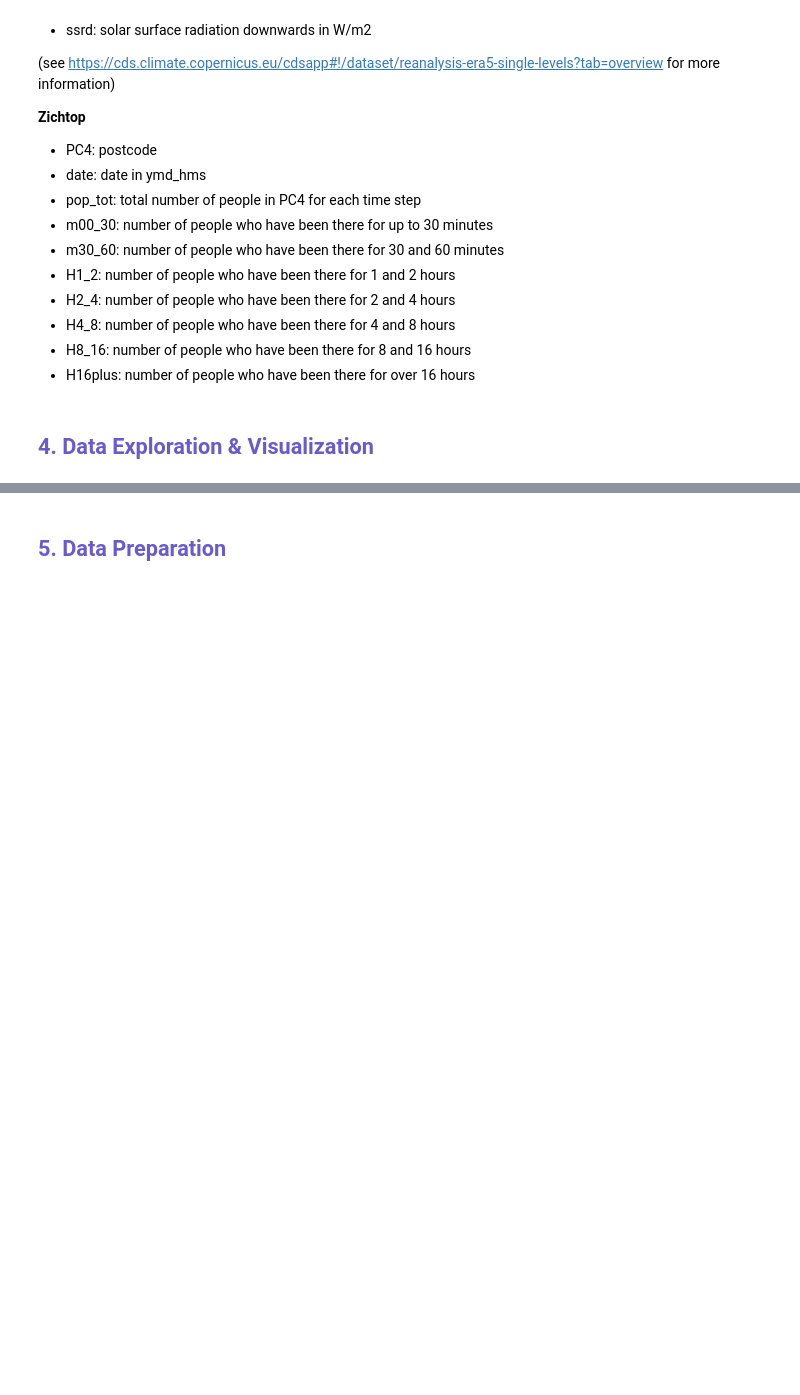
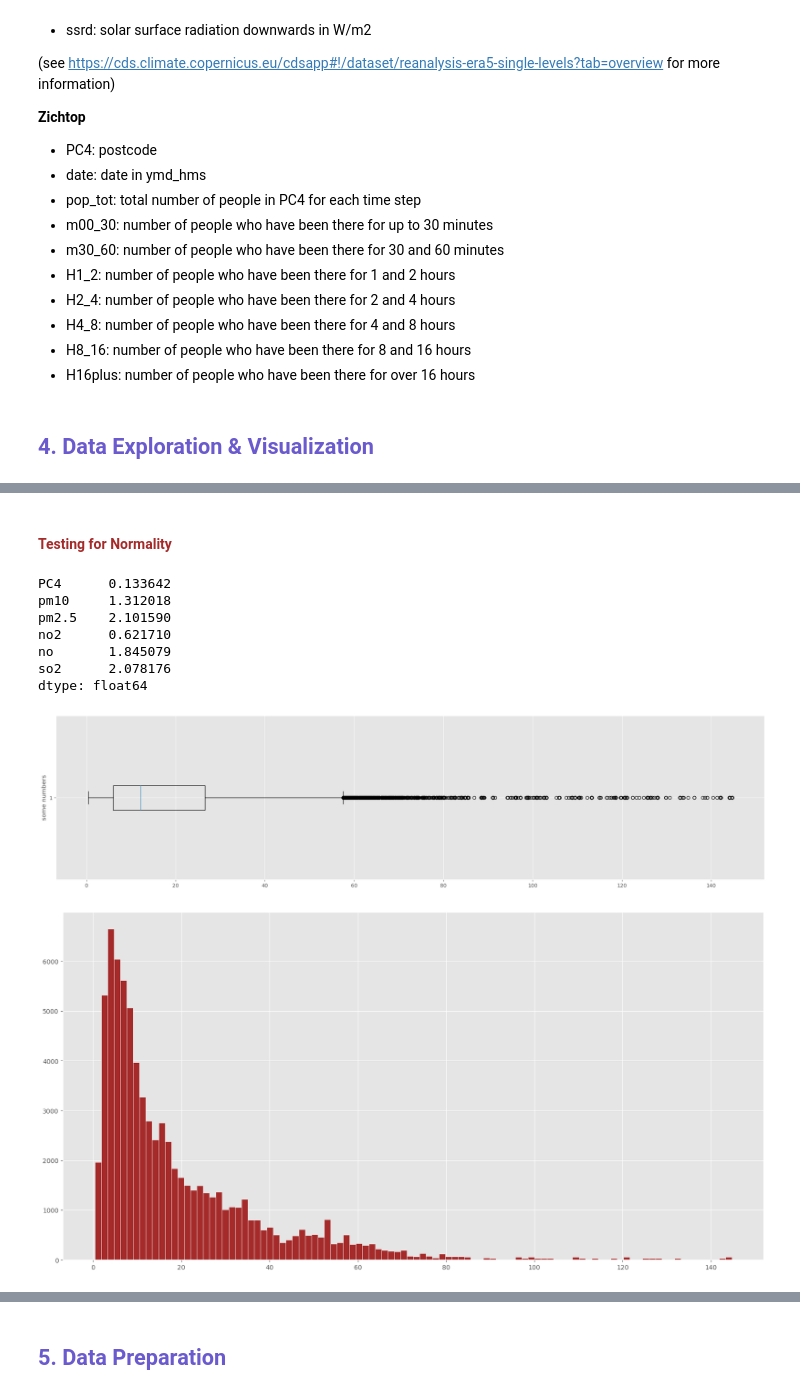
Before and after one commit to rawan-a-d/Air-Quality-Prediction, a Jupyter notebook: air_pollution.ipynb, the cells around one changed output, grey strips where cells are left out. Cells and saved outputs as stored; diff of their text form; code cells hidden in the pictures; blank space fills up the shorter version.

```diff
--- a/air_pollution.ipynb
+++ b/air_pollution.ipynb
@@ -66,9 +72,5 @@ import matplotlib.pyplot as plt
 # %%
 air_pollution_csv = pd.read_csv('data/air_pollution.csv')
-
 air_pollution_csv['date'] = pd.to_datetime(air_pollution_csv['date'], format='%Y-%m-%d')
 group_by_day = air_pollution_csv.groupby(pd.Grouper(freq='D', key='date')).mean()
-
-print(group_by_day)
-
-group_by_day.plot(y = 'pm2.5')
+df_ap = pd.read_csv("data/air_pollution.csv", parse_dates=["date"])
@@ -115,0 +107,25 @@ print(air_pollution_csv)
+# %% [markdown]
+<h4><font color=brown>Testing for Normality</font></h4>
+# %%
+#Checking skewness of the dataset
+print(df_ap.skew(numeric_only=True))
+#Most skewed data in the dataset is the PM2.5 data
+plt.figure(figsize=(20,5))
+plt.boxplot( df_ap['pm2.5'], vert=False)
+plt.ylabel('some numbers')
+plt.tight_layout()
+plt.show()
+plt.figure(figsize=(20,10))
+plt.hist(df_ap['pm2.5'], edgecolor='white', color='brown', bins=100)
+plt.show()
+#The distribution of the PM2.5 data has a short head and a long tail
+# %% [output]
+PC4      0.133642
+pm10     1.312018
+pm2.5    2.101590
+no2      0.621710
+no       1.845079
+so2      2.078176
+dtype: float64
+[figure, added]
+[figure, added]
```
Also changed, not shown: parts of 18 cells of this notebook.
